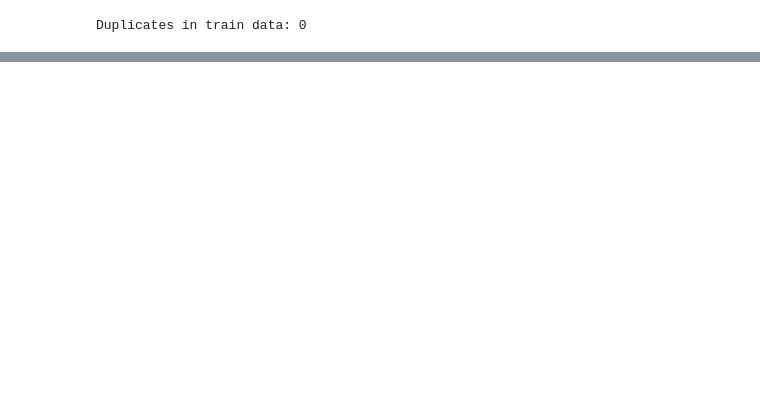
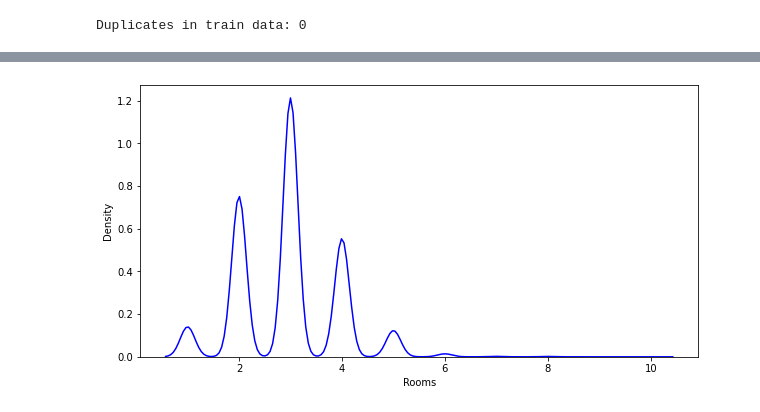
Before and after one commit to ammaralda/Telyu-ML-Class, a Jupyter notebook: Week 1/house-prices.ipynb, the cells around one changed output, grey strips where cells are left out. Cells and saved outputs as stored; diff of their text form; code cells hidden in the pictures; blank space fills up the shorter version.

```diff
--- a/Week 1/house-prices.ipynb
+++ b/Week 1/house-prices.ipynb
@@ -138,0 +333,5 @@ RandomForestRegressor model has several parameter. I tried to use RandomizedSear
+# %%
+plt.figure(figsize=(10, 5))
+sns.kdeplot(home_data.Rooms,Label='Rooms', color='b');
+# %% [output]
+[figure, added]
```
Also changed, not shown: parts of 97 cells of this notebook.
